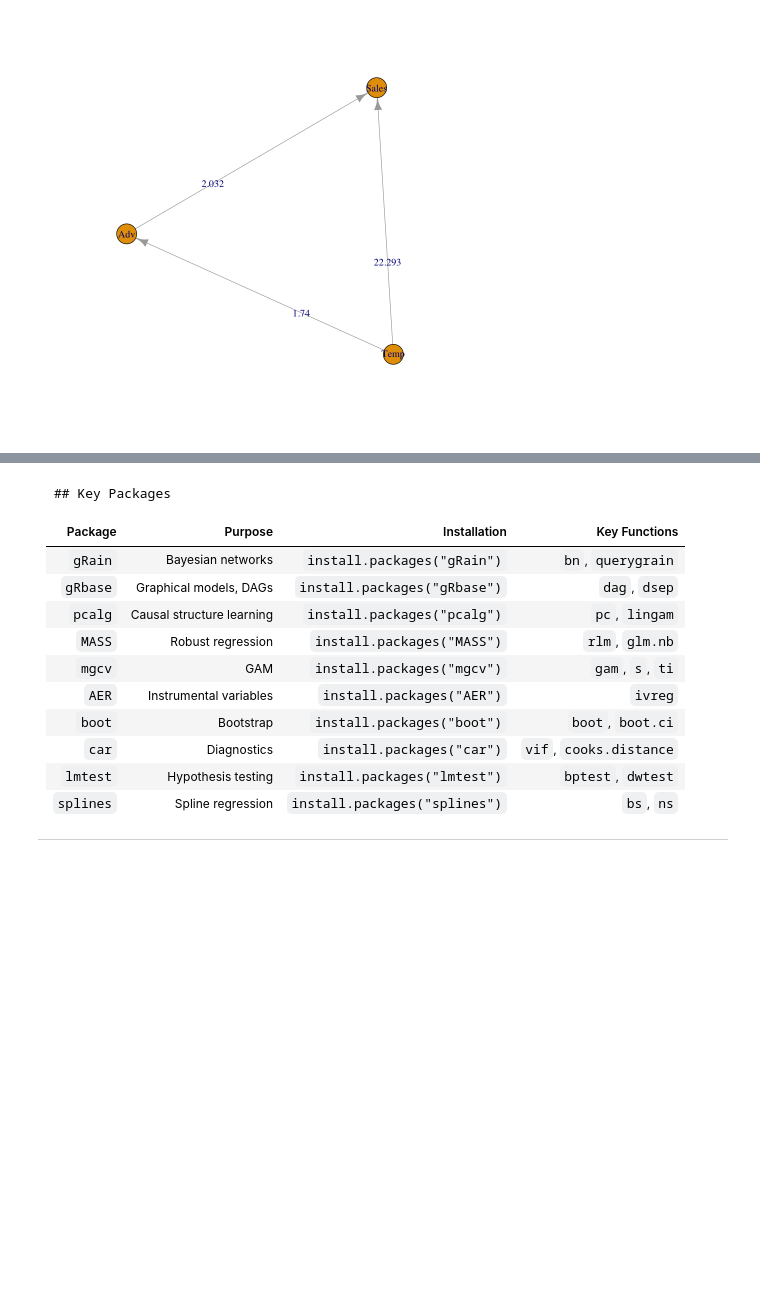
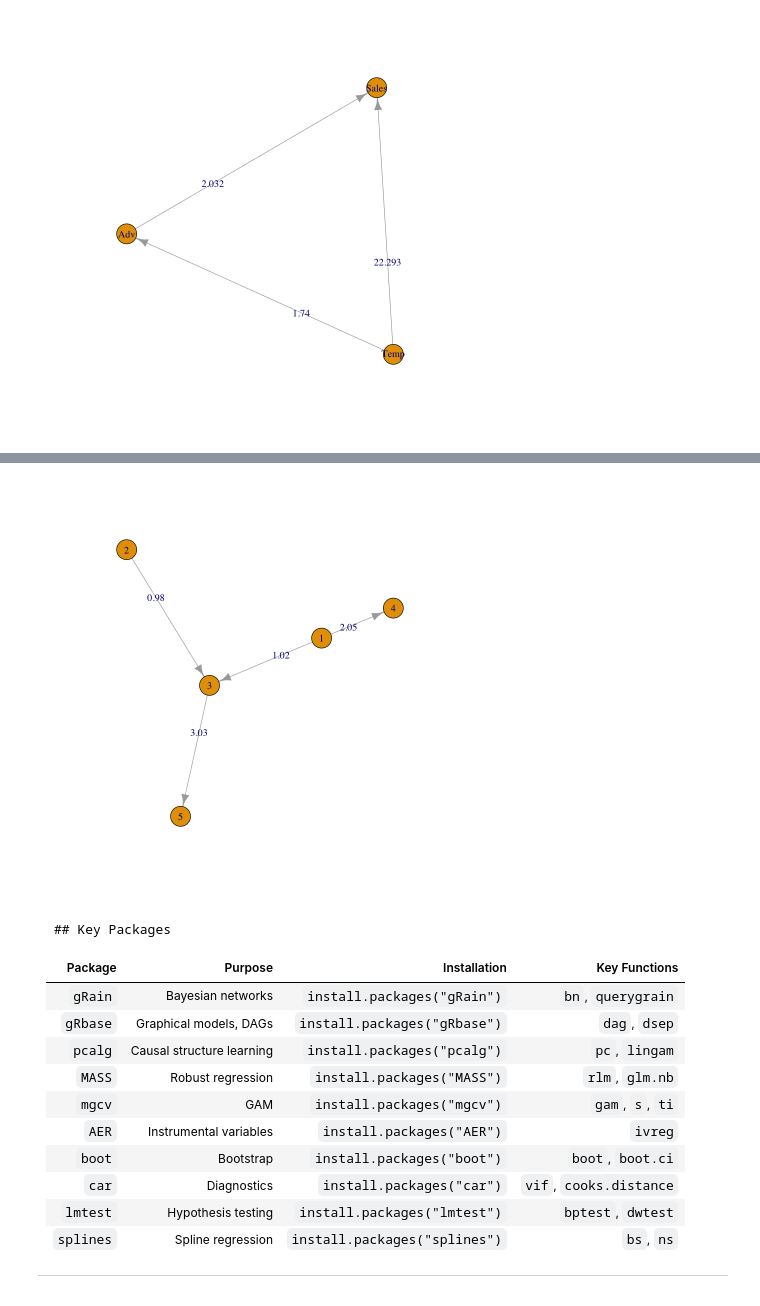
Before and after one commit to marbetschar/marco.betschart.name, a Jupyter notebook: projects/masters-degree-in-data-science/advanced-statistical-data-analysis.ipynb, the cells around one changed output, grey strips where cells are left out. Saved outputs shown, nothing was run; the diff lists cells and outputs as text; code cells hidden in the pictures; blank space fills up the shorter version.

```diff
--- a/projects/masters-degree-in-data-science/advanced-statistical-data-analysis.ipynb
+++ b/projects/masters-degree-in-data-science/advanced-statistical-data-analysis.ipynb
@@ -1036,3 +1100,32 @@ plot(lingam_fit)
+# %%
+# LiNGAM Algorithm:
+library(pcalg)
+
+# Linear SCM with uniform distributed noise
+set.seed(145)
+N <- 2000
+x1 <- runif(N,-.5,.5)
+x2 <- runif(N,-.3,3)
+x3 <- x1 + x2 + runif(N,-.7,.7)
+x4 <- 2*x1 + runif(N,-.5,.5)
+x5 <- 3*x3 + runif(N,-1,1)
+data <- cbind(x1,x2,x3,x4,x5)
+
+# Apply LiNGAM
+fit.ex2 <- lingam(data)
+
+# Transpose the matrix to correct edge directions
+adj_matrix <- t(fit.ex2$Bpruned)
+
+# Convert to igraph and plot
+g <- graph_from_adjacency_matrix(
+  adj_matrix,
+  mode = "directed",
+  weighted = TRUE
+)
+plot(g, edge.label = round(E(g)$weight, 2))  # Show rounded weights
+# %% [output]
+[figure, added]
 # %% [markdown]
     ## Key Packages
 
```
Also changed, not shown: parts of 3 cells of this notebook.
